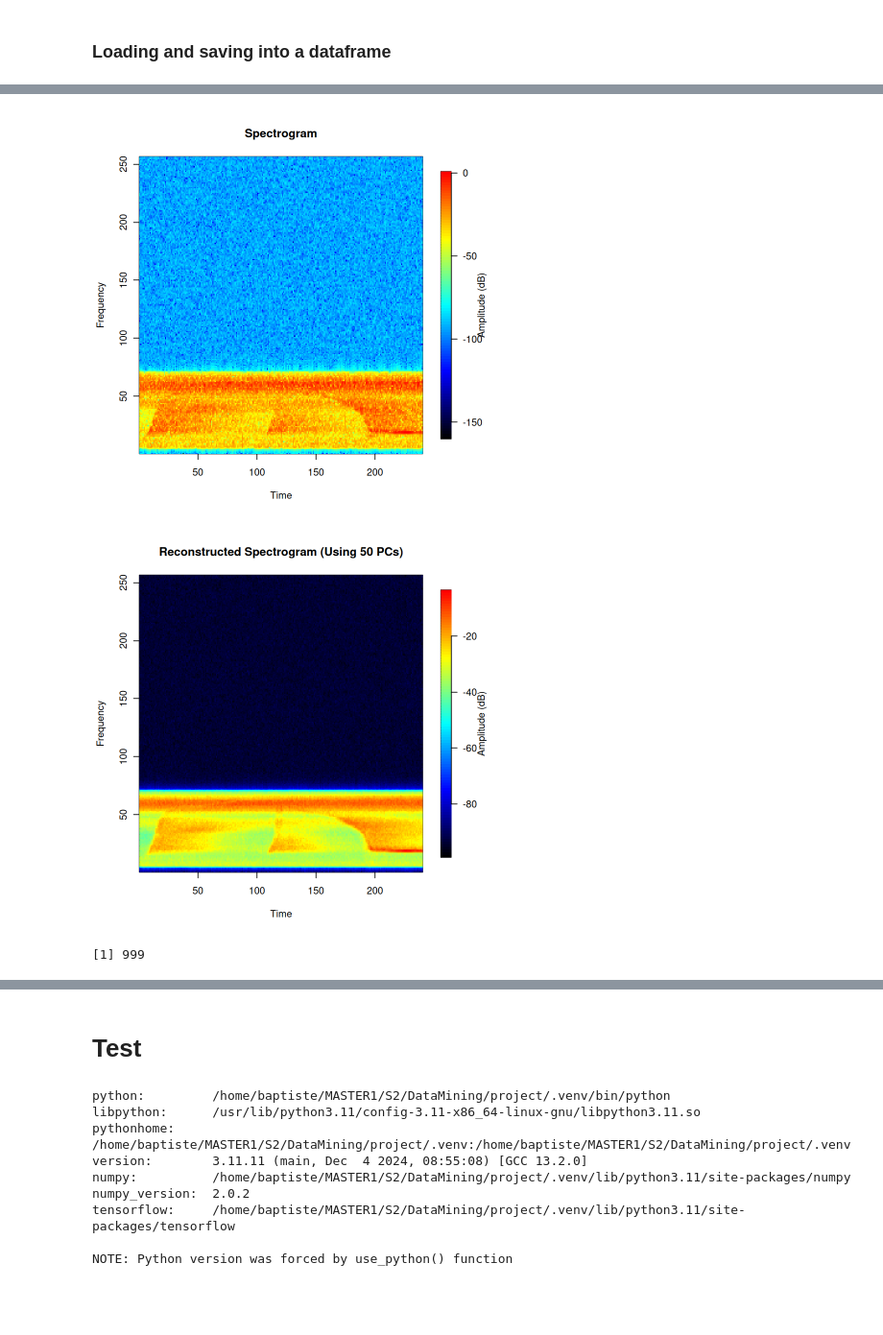
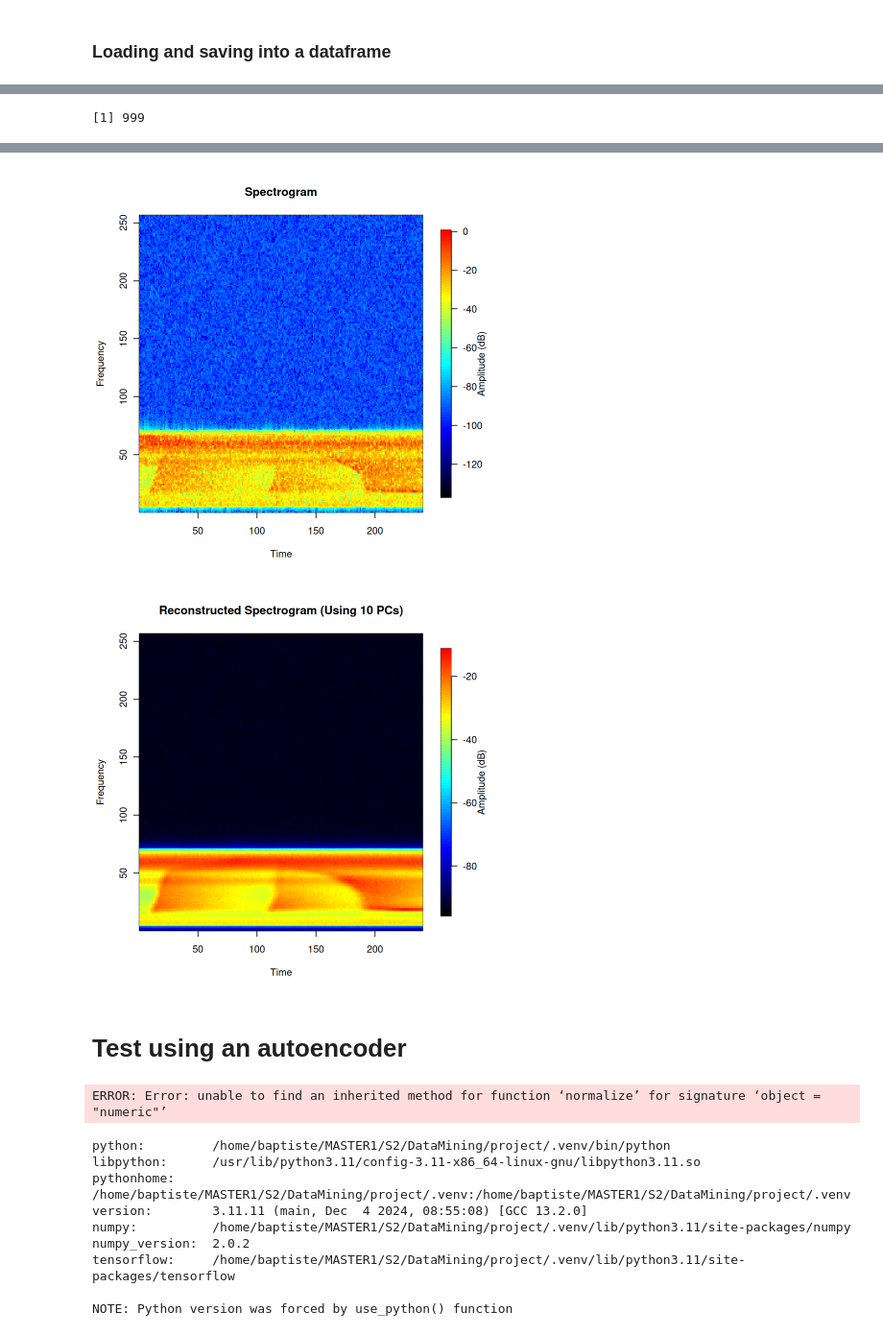
Before and after one commit to bapt-mat/DataMining_project, a Jupyter notebook: extract_features.ipynb, the cells around one changed output, grey strips where cells are left out. Shown at 96% size. Cells and saved outputs as stored; diff of their text form; code cells hidden in the pictures; blank space fills up the shorter version.

```diff
--- a/extract_features.ipynb
+++ b/extract_features.ipynb
@@ -206,28 +273,3 @@ plot_reconstructed_spectro <- function(reconstructed_features, num_components){
-# %%
-spectrogram <- combined_df[1, ]
-
-spec_features <- spectrogram[1:(ncol(spectrogram) - 3)]
-
-plot_spectro(spec_features)
-# %% [output]
-[figure, removed]
-# %%
-num_components <- 50
-pca_components <- pca_result$rotation
-pca_scores <- pca_result$x
-
-reconstructed_features <- pca_scores[, 1:num_components] %*% t(pca_components[, 1:num_components])
-
-if (!is.null(pca_result$scale)) {
-  reconstructed_features <- scale(reconstructed_features, center = FALSE, scale = 1 / pca_result$scale)
-}
-if (!is.null(pca_result$center)) {
-  reconstructed_features <- scale(reconstructed_features, center = -pca_result$center, scale = FALSE)
-}
-
-plot_reconstructed_spectro(reconstructed_features, num_components)
-# %% [output]
-[figure, removed]
 # %%
 explained_variance <- cumsum(pca_result$sdev^2 / sum(pca_result$sdev^2))
 num_components <- which.max(explained_variance >= 0.99999)
@@ -250,0 +289,24 @@ gc()
+# %%
+num_spectro <- 1
+spectrogram <- combined_df[num_spectro, ]
+spec_features <- spectrogram[1:(ncol(spectrogram) - 1)]
+
+plot_spectro(spec_features)
+
+num_components <- 10
+
+pca_components <- pca_result$rotation
+pca_score <- pca_result$x[num_spectro, 1:num_components]
+
+reconstructed_features <- pca_score%*% t(pca_components[, 1:num_components])
+
+if (!is.null(pca_result$scale)) {
+  reconstructed_features <- scale(reconstructed_features, center = FALSE, scale = 1 / pca_result$scale)
+}
+
+if (!is.null(pca_result$center)) {
+  reconstructed_features <- scale(reconstructed_features, center = -pca_result$center, scale = FALSE)
+}
+
+plot_reconstructed_spectro(reconstructed_features, num_components)
+# %% [output]
@@ -251,11 +317,15 @@ gc()
+[figure, added]
+[figure, added]
 # %% [markdown]
-# Test
+# Test using an autoencoder
 # %%
-spectrogram_data <- df_12_5 %>% select(starts_with("SpecFeature"))
+spectrogram_data <- combined_df %>% select(starts_with("SpecFeature"))
 
 spectrogram_data <- as.data.frame(lapply(spectrogram_data, normalize))
 
 spectrogram_matrix <- as.matrix(spectrogram_data)
+# %% [output]
+ERROR: Error: unable to find an inherited method for function ‘normalize’ for signature ‘object = "numeric"’
 # %%
 library(reticulate)
 library(keras)
```
Also changed, not shown: parts of 36 cells of this notebook, 24 other files.
